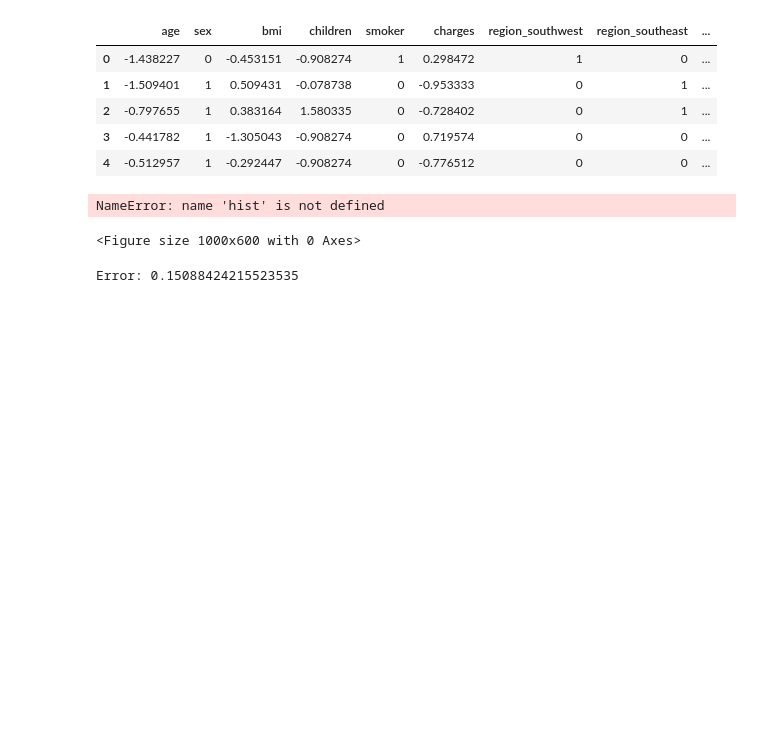
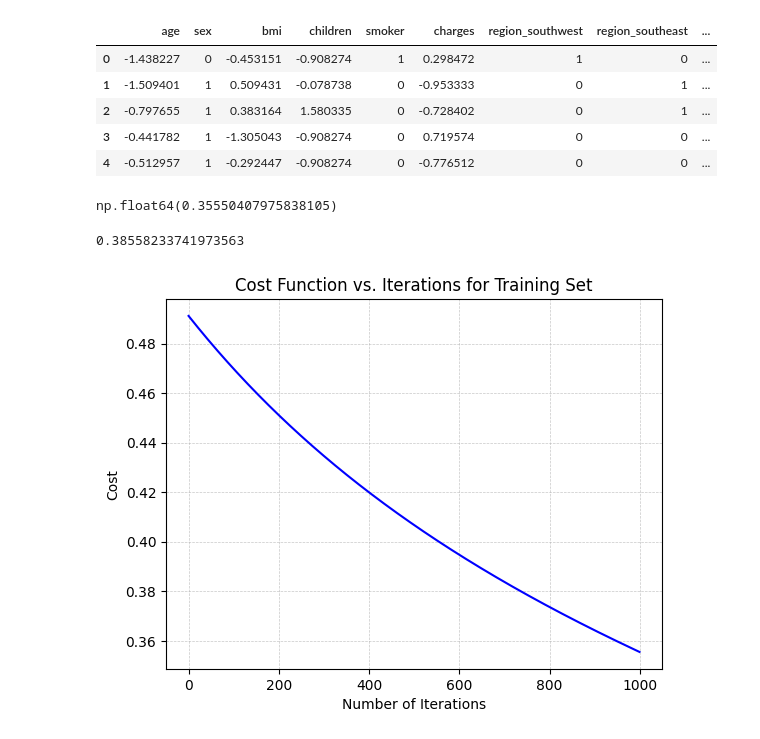
Before and after one commit to singye3/machine-learning, a Jupyter notebook: Linear_Regression.ipynb, the cells around one changed output. Drawn from its saved outputs; the diff is of its cells as text; code cells hidden in the pictures; blank space fills up the shorter version.

Commit message:
Error fixed

```diff
--- a/Linear_Regression.ipynb
+++ b/Linear_Regression.ipynb
@@ -179,22 +127,24 @@ num_iters = 1000
 weights = np.zeros(X_train.shape[1])
 b = 0
 final_weights,final_bais, cost_history = batch_gradient_descent(X_train, y_train, weights, b, alpha, num_iters)
+cost_history['cost'][-1]
+# %% [output]
+np.float64(0.35550407975838105)
+# %%
+dev_cost = compute_cost_matrix(X_dev, y_dev, final_weights, final_bais)
+print(dev_cost)
+# %% [output]
+0.38558233741973563
 # %%
-# Plot the cost history
-plt.figure(figsize=(10, 6))
-plt.plot(hist["iter"], hist["cost"], color='blue')
+
+
+plt.plot(cost_history['iter'], cost_history['cost'], color='blue')
+
 plt.xlabel('Number of Iterations')
 plt.ylabel('Cost')
-plt.title('Cost Function vs. Iterations')
-plt.grid(True)
+plt.title('Cost Function vs. Iterations for Training Set')
+plt.grid(True, linestyle='--', linewidth=0.5, alpha=0.7)
+
 plt.show()
 # %% [output]
-NameError: name 'hist' is not defined
-<Figure size 1000x600 with 0 Axes>
+[figure, added]
-# %%
-m = X_dev.shape[0]
-predictions = predict(X_dev, theta)
-cost = calculate_cost(predictions, y_dev)
-print(f"Error: {cost}")
-# %% [output]
-Error: 0.15088424215523535
```
Also changed, not shown: parts of 2 cells of this notebook.
